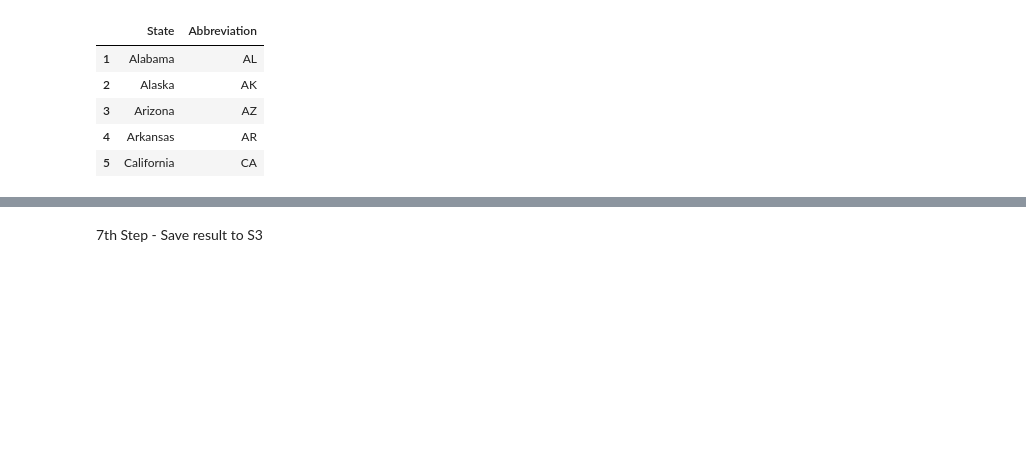
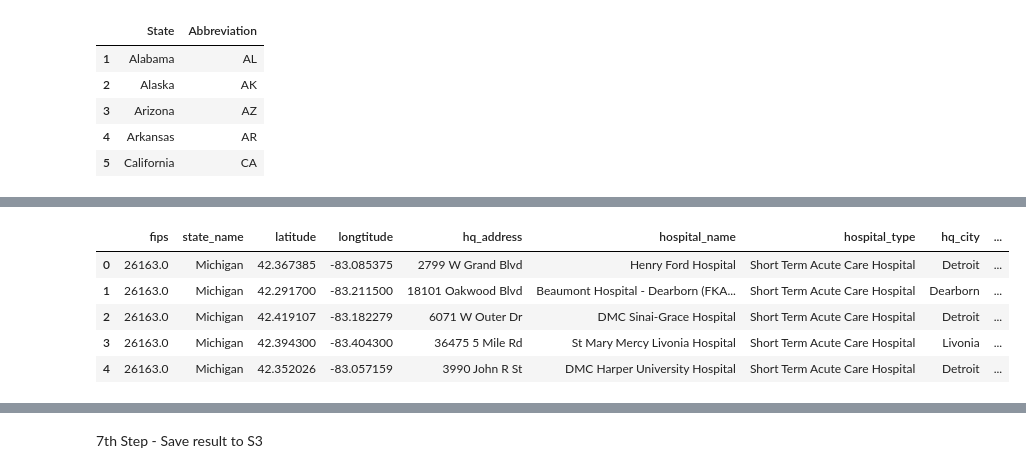
Before and after one commit to Hfelipini/3---ETL-Pipeline-on-AWS-Cloud, a Jupyter notebook: Covid-19 - End to End Project.ipynb, the cells around one changed output, grey strips where cells are left out. Saved outputs shown, nothing was run; the diff lists cells and outputs as text; code cells hidden in the pictures; blank space fills up the shorter version.

```diff
--- a/Covid-19 - End to End Project.ipynb
+++ b/Covid-19 - End to End Project.ipynb
@@ -368,0 +427,10 @@ state_abv.head()
+# %%
+dimHospital = rearc_usa_hospital_beds[['fips', 'state_name', 'latitude', 'longtitude', 'hq_address', 'hospital_name', 'hospital_type', 'hq_city', 'hq_state']]
+dimHospital.head()
+# %% [output]
+|  | fips | state_name | latitude | longtitude | hq_address | hospital_name | hospital_type | hq_city | ... |
+| 0 | 26163.0 | Michigan | 42.367385 | -83.085375 | 2799 W Grand Blvd | Henry Ford Hospital | Short Term Acute Care Hospital | Detroit | ... |
+| 1 | 26163.0 | Michigan | 42.291700 | -83.211500 | 18101 Oakwood Blvd | Beaumont Hospital - Dearborn (FKA... | Short Term Acute Care Hospital | Dearborn | ... |
+| 2 | 26163.0 | Michigan | 42.419107 | -83.182279 | 6071 W Outer Dr | DMC Sinai-Grace Hospital | Short Term Acute Care Hospital | Detroit | ... |
+| 3 | 26163.0 | Michigan | 42.394300 | -83.404300 | 36475 5 Mile Rd | St Mary Mercy Livonia Hospital | Short Term Acute Care Hospital | Livonia | ... |
+| 4 | 26163.0 | Michigan | 42.352026 | -83.057159 | 3990 John R St | DMC Harper University Hospital | Short Term Acute Care Hospital | Detroit | ... |
```
Also changed, not shown: parts of 18 cells of this notebook, 1 other file.
